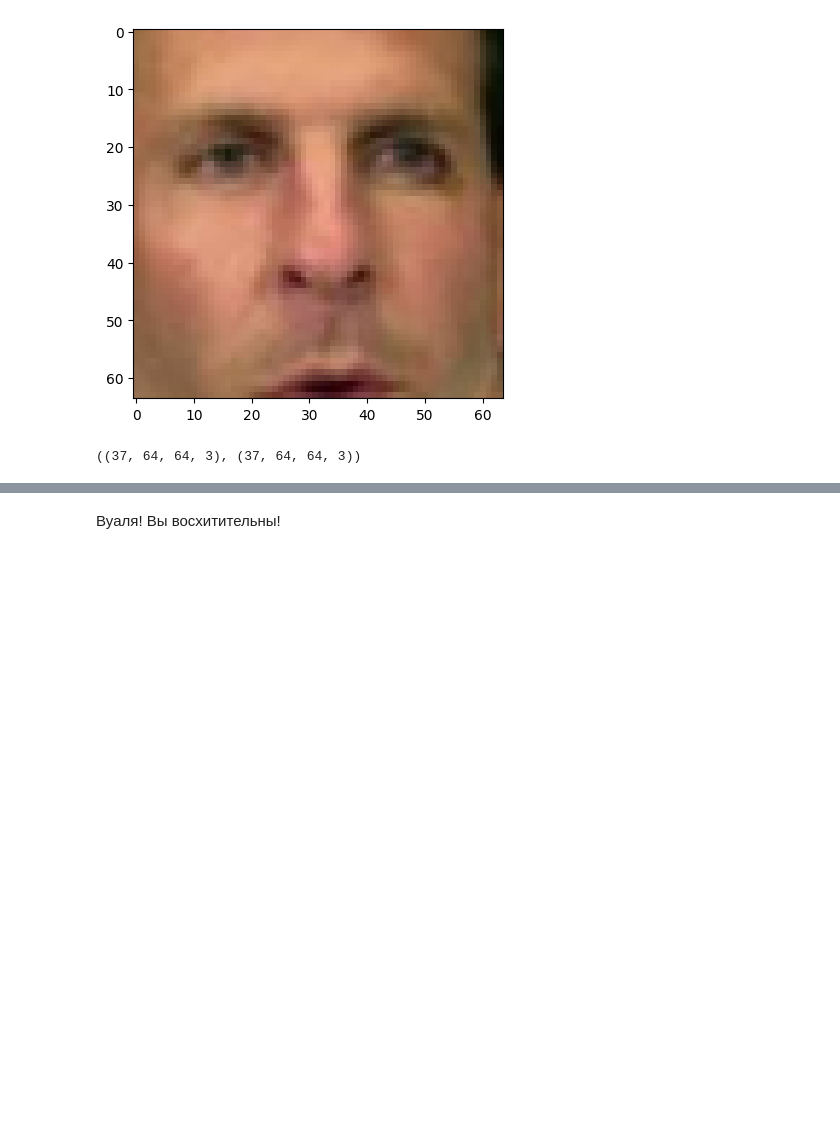
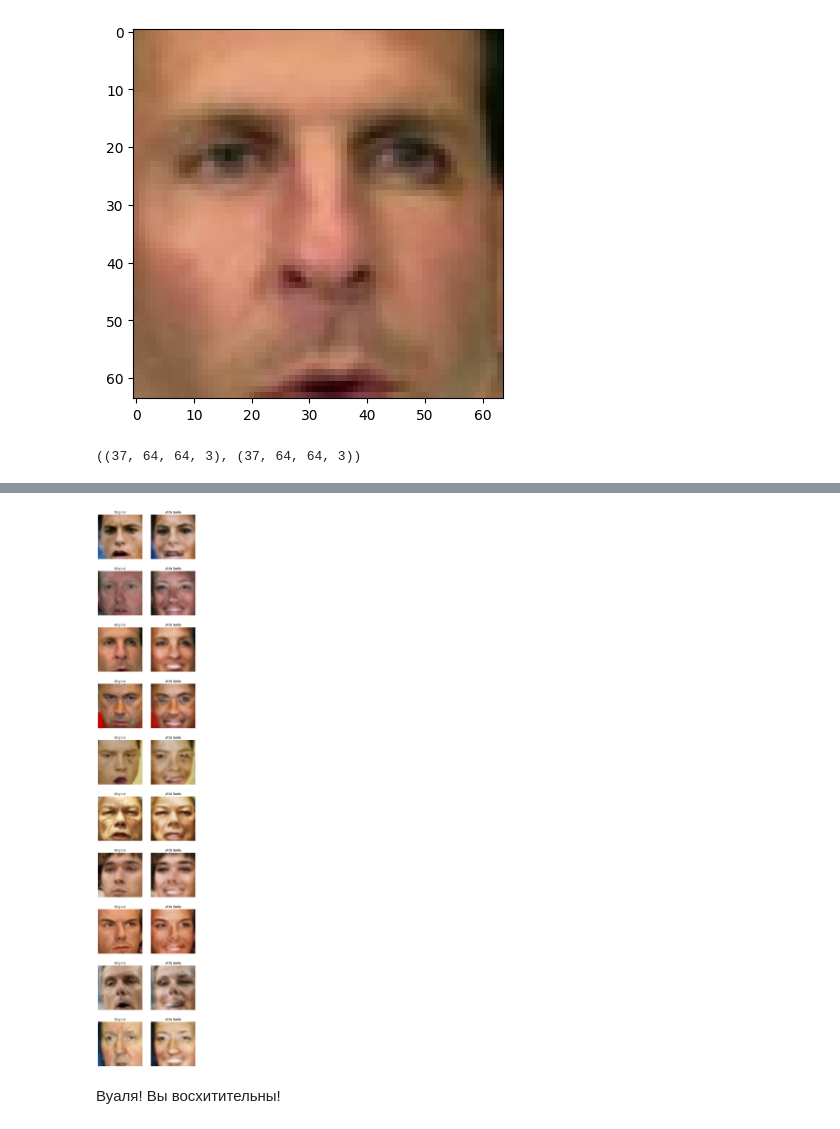
Before and after one commit to TimeNtWait/School, a Jupyter notebook: dls/part1_lesson_18_generative_GAN_VAE/2023 [hw] autoencoders_Ivan_Chernykh.ipynb, the cells around one changed output, grey strips where cells are left out. Cells and saved outputs as stored; diff of their text form; code cells hidden in the pictures; blank space fills up the shorter version.

```diff
--- a/dls/part1_lesson_18_generative_GAN_VAE/2023 [hw] autoencoders_Ivan_Chernykh.ipynb
+++ b/dls/part1_lesson_18_generative_GAN_VAE/2023 [hw] autoencoders_Ivan_Chernykh.ipynb
@@ -609,3 +601,27 @@ tensor([[-6.8795e-01, -1.1471e+00, -1.1444e+00,  1.5147e+00, -6.6896e-01,
+# %%
+# Вычислить, собственно, вектор улыбки -- посчитать разность между средним латентным вектором улыбающихся людей и средним латентным вектором грустных людей
+smile_vector = mean_smile_latents - mean_no_smile_latents
+smile_vector = torch.tensor(smile_vector).to(device).float()
+
+# А теперь приделаем улыбку грустному человеку: добавим полученный в пункте 3 вектор к латентному вектору грустного человека и прогоним полученный вектор через decoder. Получим того же человека, но уже не грустненького!
+fig, axs = plt.subplots(nrows=len(no_smile_photos[:10]), ncols=2, figsize=(7,40))
+for i, no_smile in enumerate(no_smile_photos[:10]):
+    axs[i, 0].axis("off")
+    axs[i, 0].set_title("Original")
+    axs[i, 0].imshow(no_smile)
+
+    latent_no_smile = model.encode(torch.tensor(no_smile[None]).to(device).float())
+
+    new_latent = latent_no_smile + smile_vector
+    reconstr = model.decode(new_latent)
+
+    axs[i, 1].axis("off")
+    axs[i, 1].set_title("With Smile")
+    axs[i, 1].imshow(reconstr[0].detach().cpu())
+
+plt.show()
+# %% [output]
+[figure, added]
 # %% [markdown]
 Вуаля! Вы восхитительны!
 # %% [markdown]
```
Also changed, not shown: parts of 3 cells of this notebook.
